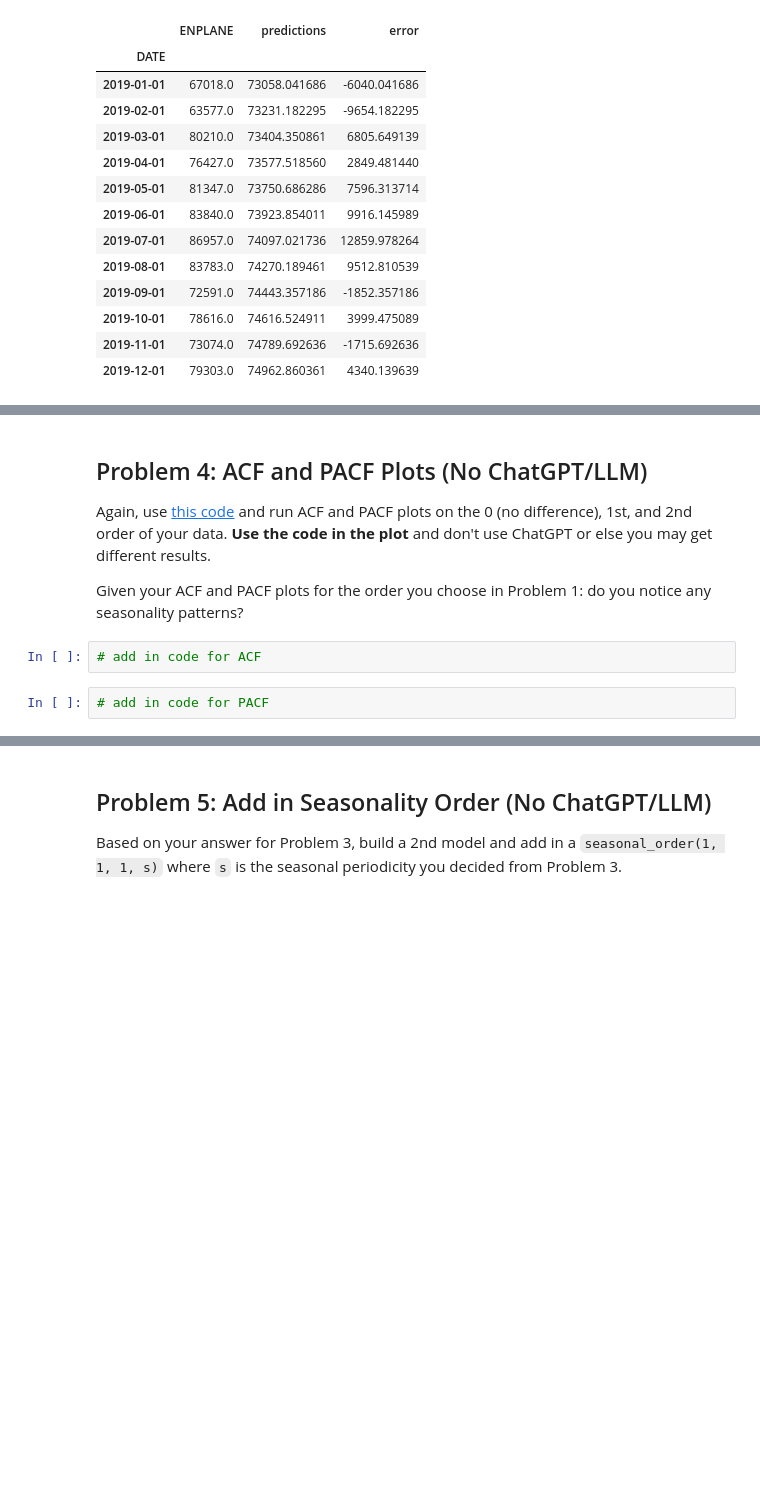
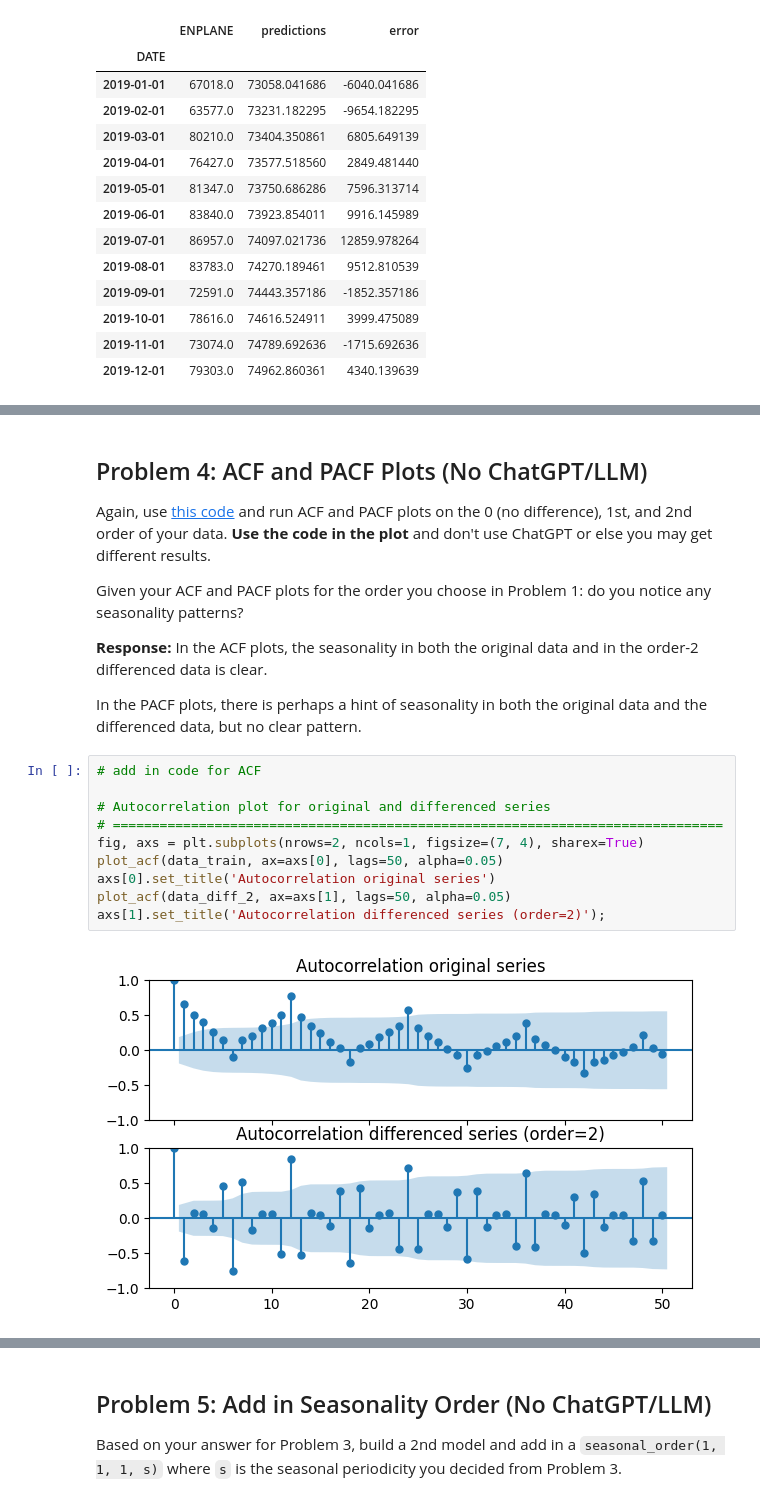
Before and after one commit to neal-logan/dsba6211-summer2024, a Jupyter notebook: notebooks/dsba6211_summer2024_lab7.ipynb, the cells around one changed output, grey strips where cells are left out. Saved outputs shown, nothing was run; the diff lists cells and outputs as text; blank space fills up the shorter version.

```diff
--- a/notebooks/dsba6211_summer2024_lab7.ipynb
+++ b/notebooks/dsba6211_summer2024_lab7.ipynb
@@ -287,7 +287,19 @@ Assess your model's results - does it seem like your model fits the data well?
 Again, use [this code](https://cienciadedatos.net/documentos/py51-arima-sarimax-models-python.html#Autocorrelation-Analysis) and run ACF and PACF plots on the 0 (no difference), 1st, and 2nd order of your data. **Use the code in the plot** and don't use ChatGPT or else you may get different results.
 
 Given your ACF and PACF plots for the order you choose in Problem 1: do you notice any seasonality patterns?
+
+**Response:** In the ACF plots, the seasonality in both the original data and in the order-2 differenced data is clear.
+
+In the PACF plots, there is perhaps a hint of seasonality in both the original data and the differenced data, but no clear pattern.
-# %%
-# add in code for ACF
-# %%
-# add in code for PACF
+# %%
+# add in code for ACF
+
+# Autocorrelation plot for original and differenced series
+# ==============================================================================
+fig, axs = plt.subplots(nrows=2, ncols=1, figsize=(7, 4), sharex=True)
+plot_acf(data_train, ax=axs[0], lags=50, alpha=0.05)
+axs[0].set_title('Autocorrelation original series')
+plot_acf(data_diff_2, ax=axs[1], lags=50, alpha=0.05)
+axs[1].set_title('Autocorrelation differenced series (order=2)');
+# %% [output]
+[figure, added]
```
Also changed, not shown: parts of 8 cells of this notebook.
